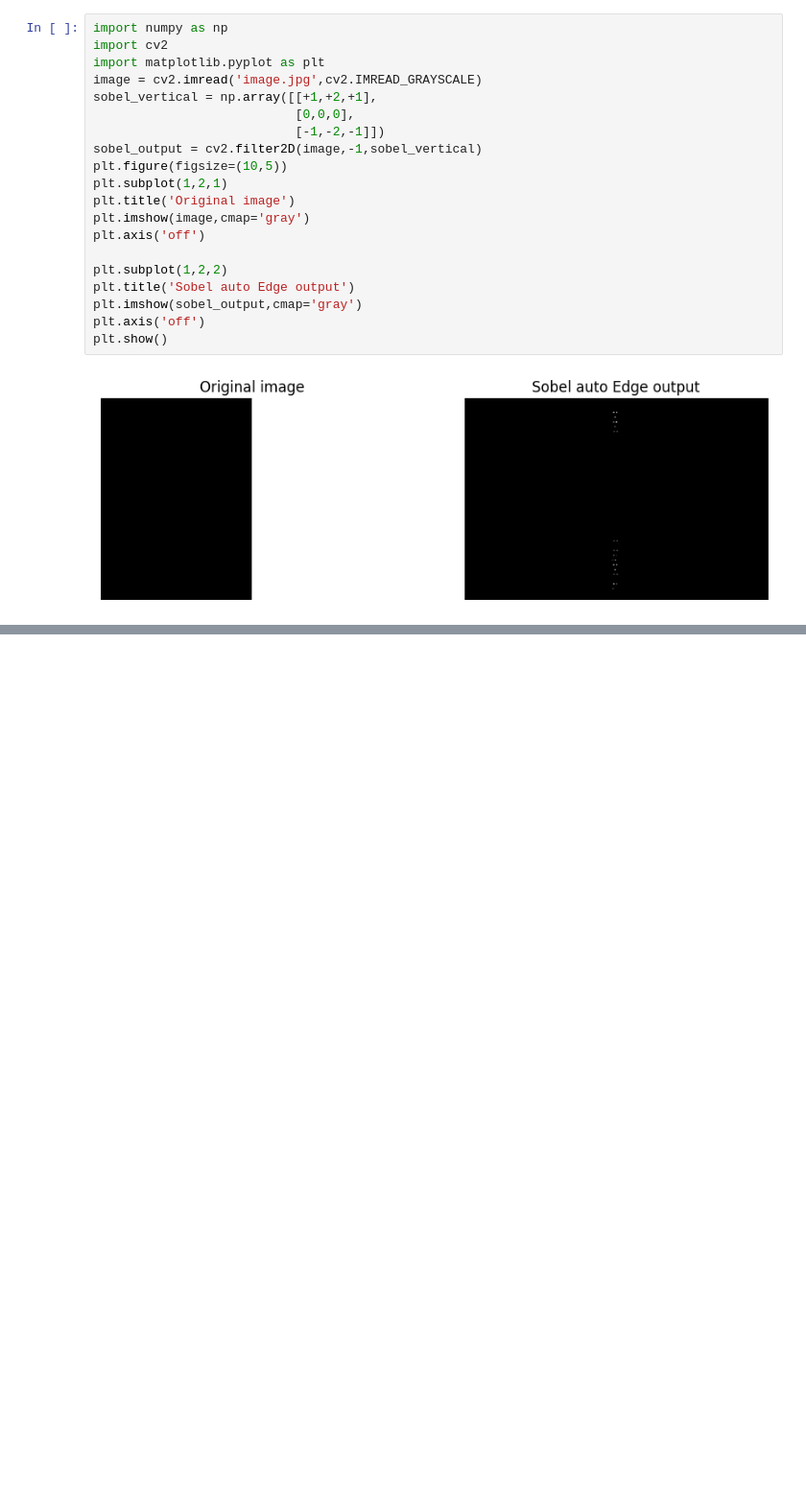
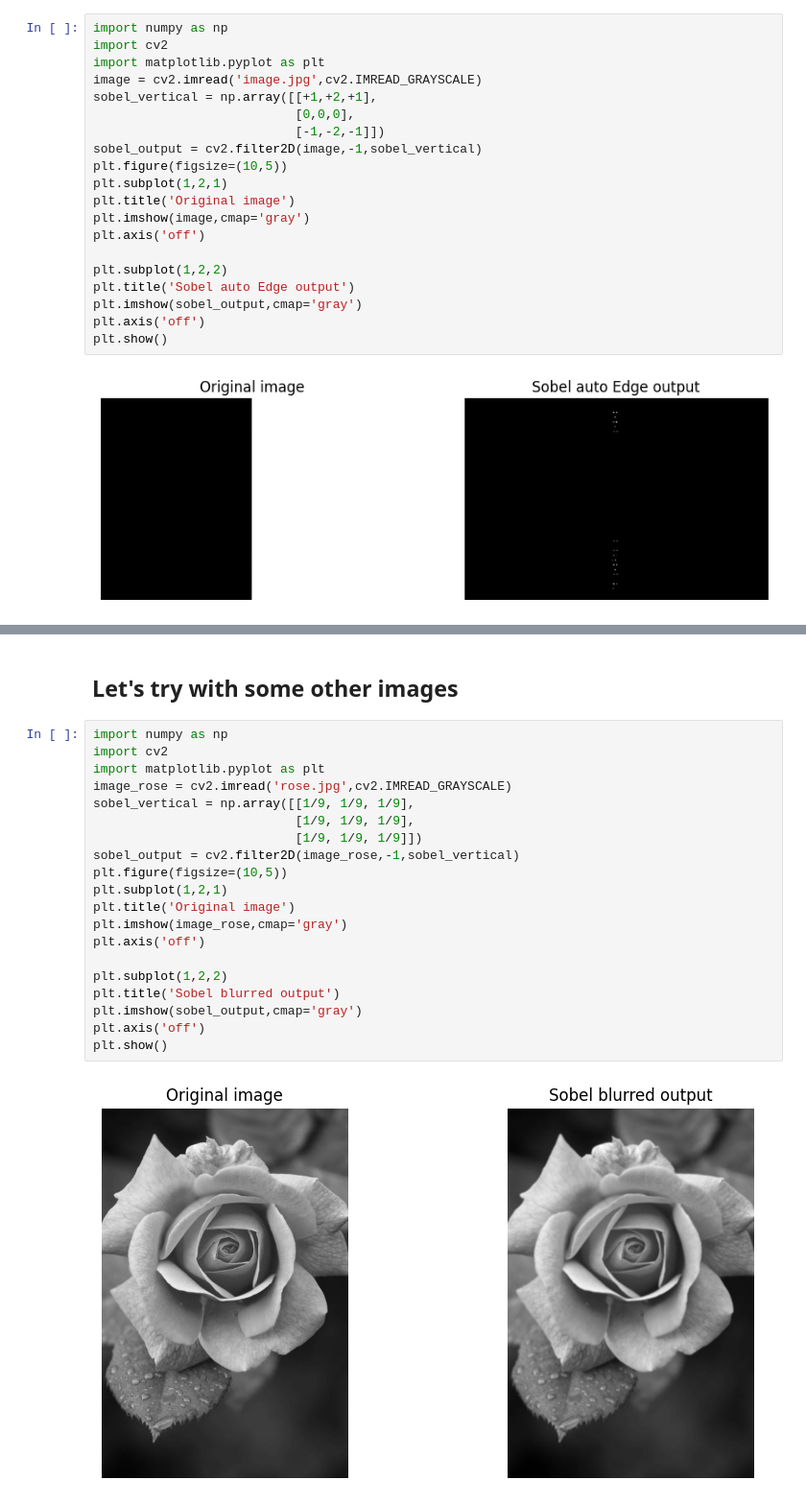
Before and after one commit to sourabhms66/computer_vision, a Jupyter notebook: 2_edge_detection/edge_detection.ipynb, the cells around one changed output, grey strips where cells are left out. Shown: that part at 96% size. Saved outputs shown, nothing was run; the diff lists cells and outputs as text; blank space fills up the shorter version.

```diff
--- a/2_edge_detection/edge_detection.ipynb
+++ b/2_edge_detection/edge_detection.ipynb
@@ -265,0 +293,24 @@ plt.show()
+# %% [markdown]
+## Let's try with some other images
+# %%
+import numpy as np
+import cv2
+import matplotlib.pyplot as plt
+image_rose = cv2.imread('rose.jpg',cv2.IMREAD_GRAYSCALE)
+sobel_vertical = np.array([[1/9, 1/9, 1/9],
+                           [1/9, 1/9, 1/9],
+                           [1/9, 1/9, 1/9]])
+sobel_output = cv2.filter2D(image_rose,-1,sobel_vertical)
+plt.figure(figsize=(10,5))
+plt.subplot(1,2,1)
+plt.title('Original image')
+plt.imshow(image_rose,cmap='gray')
+plt.axis('off')
+
+plt.subplot(1,2,2)
+plt.title('Sobel blurred output')
+plt.imshow(sobel_output,cmap='gray')
+plt.axis('off')
+plt.show()
+# %% [output]
+[figure, added]
```
Also changed, not shown: parts of 3 cells of this notebook, 4 other files.
